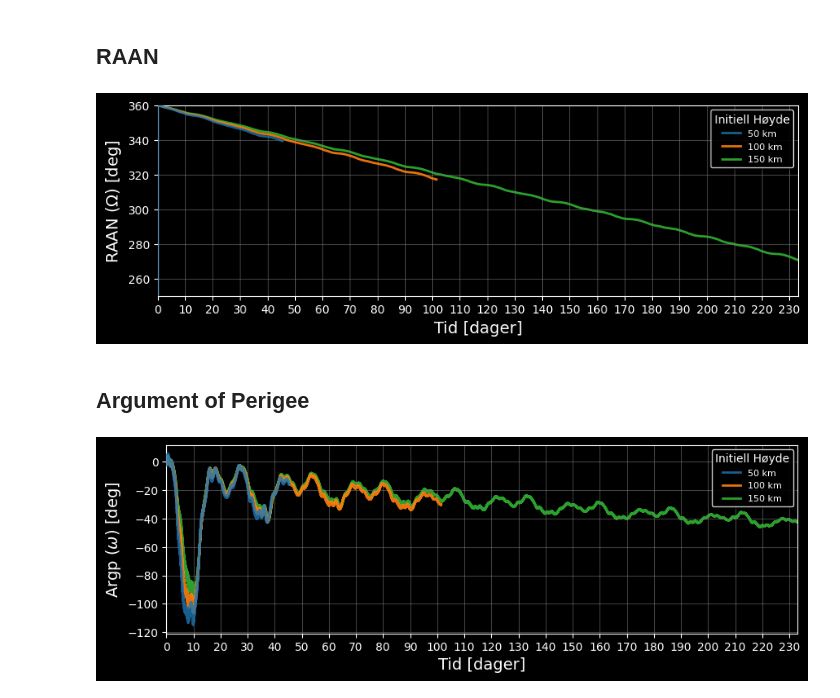
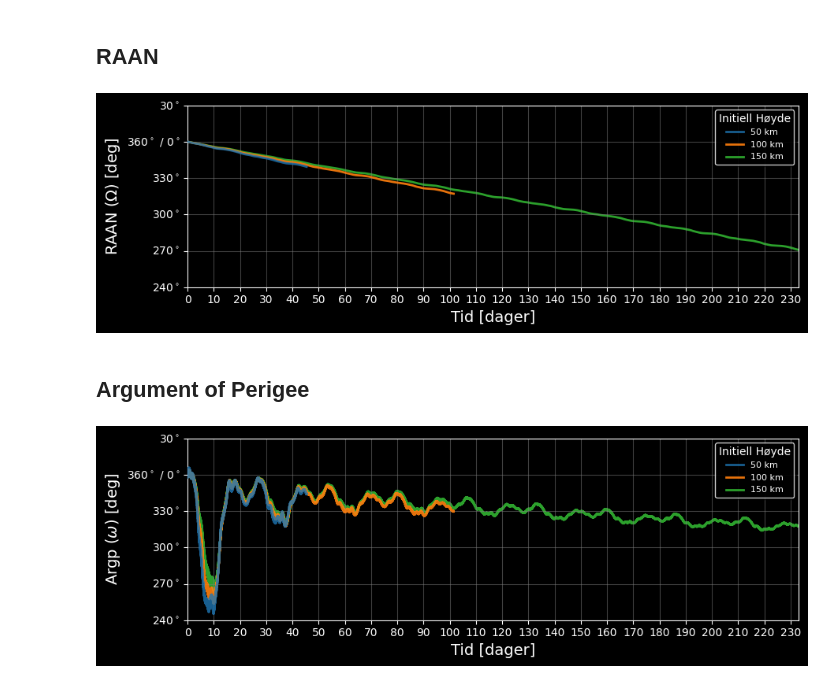
Before and after one commit to SkaugJr/TTK4852-EiT, a Jupyter notebook: LunarAltitudeComp.ipynb, the cells around one changed output. Drawn from its saved outputs; the diff is of its cells as text; code cells hidden in the pictures.

```diff
--- a/LunarAltitudeComp.ipynb
+++ b/LunarAltitudeComp.ipynb
@@ -21,6 +21,7 @@ plot_style = {
     'grid_alpha': 0.5,
     'text_color': 'white'
 }
+plt.style.use('dark_background')
 # %% [markdown]
 ## Altitude
 # %%
@@ -96,27 +97,37 @@ plt.show()
 # %% [markdown]
 ## RAAN
 # %%
+df50['RAAN_unwrapped'] = np.rad2deg(np.unwrap(np.deg2rad(df50['RAAN [deg]'])))+360
+df100['RAAN_unwrapped'] = np.rad2deg(np.unwrap(np.deg2rad(df100['RAAN [deg]'])))+360
+df150['RAAN_unwrapped'] = np.rad2deg(np.unwrap(np.deg2rad(df150['RAAN [deg]'])))+360
+
+yticks = np.arange(0, 390+0.1, 30)
+yticks_labels = [str(int(i))+r"$^\circ$" for i in yticks]
+yticks_labels[-2] = r'$360^\circ$ / $0^\circ$'
+yticks_labels[-1] = r'$30^\circ$'
+
 plt.figure(figsize=(10, 3), facecolor='black')
-plt.plot(df50['t [days]'], df50['RAAN [deg]'], color=curve_colors[0], label='50 km', linewidth=2,zorder=3, alpha=0.8)
-plt.plot(df100['t [days]'], df100['RAAN [deg]'], color=curve_colors[1], label='100 km', linewidth=2, zorder=2, alpha=0.9)
-plt.plot(df150['t [days]'], df150['RAAN [deg]'], color=curve_colors[2], label='150 km', linewidth=2, zorder=1, alpha=1.0)
+plt.plot(df50['t [days]'], df50['RAAN_unwrapped'], color=curve_colors[0], label='50 km', linewidth=2,zorder=3, alpha=0.8)
+plt.plot(df100['t [days]'], df100['RAAN_unwrapped'], color=curve_colors[1], label='100 km', linewidth=2, zorder=2, alpha=0.9)
+plt.plot(df150['t [days]'], df150['RAAN_unwrapped'], color=curve_colors[2], label='150 km', linewidth=2, zorder=1, alpha=1.0)
 plt.grid(color=plot_style['grid_color'], alpha=plot_style['grid_alpha'])
 plt.xlabel('Tid [dager]', color=plot_style['text_color'], fontsize=14)
 plt.ylabel(r'RAAN ($\Omega$) [deg]', color=plot_style['text_color'], fontsize=14)
-plt.ylim(250,360)
 plt.xticks(np.arange(0, max(df150['t [days]']), 10), color=plot_style['text_color'])
+plt.yticks(yticks, yticks_labels, color=plot_style['text_color'])
 plt.xlim(0, max(df150['t [days]']))
+plt.ylim(240,390)
 plt.legend(loc='best', fontsize=8, facecolor='black', edgecolor='white', framealpha=0.8, shadow=True, title='Initiell Høyde', title_fontsize=10)
 plt.savefig('Figurer/tidsserie_RAAN.pdf', bbox_inches='tight')
 plt.show()
 # %% [output]
-[figure, old version]
+[figure, new version]
 # %% [markdown]
 ## Argument of Perigee
 # %%
-df50['argp_unwrapped'] = np.rad2deg(np.unwrap(np.deg2rad(df50['argp [deg]'])))
-df100['argp_unwrapped'] = np.rad2deg(np.unwrap(np.deg2rad(df100['argp [deg]'])))
-df150['argp_unwrapped'] = np.rad2deg(np.unwrap(np.deg2rad(df150['argp [deg]'])))
+df50['argp_unwrapped'] = np.rad2deg(np.unwrap(np.deg2rad(df50['argp [deg]']))) +360
+df100['argp_unwrapped'] = np.rad2deg(np.unwrap(np.deg2rad(df100['argp [deg]']))) +360
+df150['argp_unwrapped'] = np.rad2deg(np.unwrap(np.deg2rad(df150['argp [deg]']))) +360
 
 plt.figure(figsize=(10, 3), facecolor='black')
 plt.plot(df50['t [days]'], df50['argp_unwrapped'], color=curve_colors[0], label='50 km', linewidth=2,zorder=3, alpha=0.8)
@@ -127,10 +138,12 @@ plt.grid(color=plot_style['grid_color'], alpha=plot_style['grid_alpha'])
 plt.xlabel('Tid [dager]', color=plot_style['text_color'], fontsize=14)
 plt.ylabel(r'Argp ($\omega$) [deg]', color=plot_style['text_color'], fontsize=14)
 plt.xticks(np.arange(0, max(df150['t [days]']), 10), color=plot_style['text_color'])
+plt.yticks(yticks, yticks_labels, color=plot_style['text_color'])
 plt.xlim(0, max(df150['t [days]']))
+plt.ylim(240, 390)
 plt.legend(loc='best', fontsize=8, facecolor='black', edgecolor='white', framealpha=0.8, shadow=True, title='Initiell Høyde', title_fontsize=10)
 
 plt.savefig('Figurer/tidsserie_argp.pdf', bbox_inches='tight')
 plt.show()
 # %% [output]
-[figure, old version]
+[figure, new version]
```
Also changed, not shown: 6 other files.
